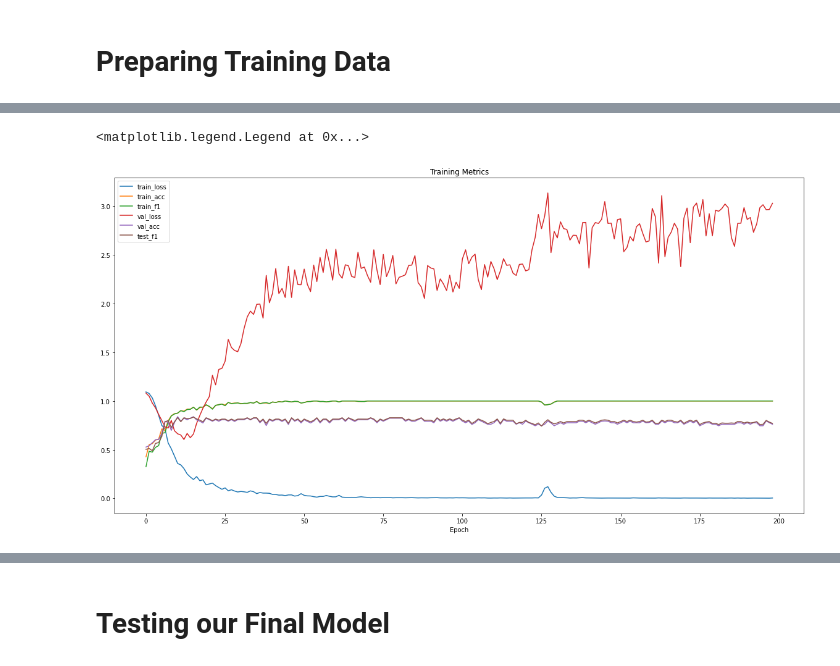
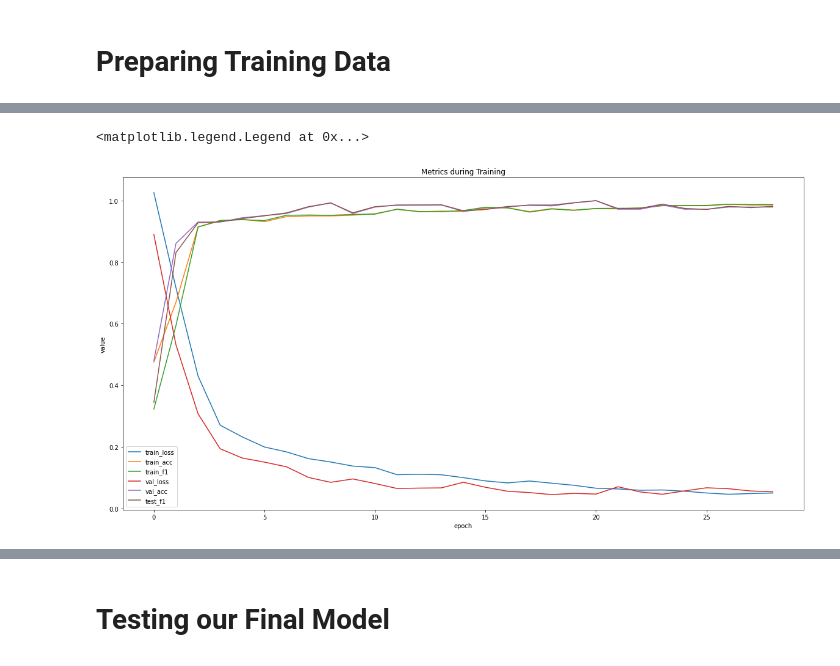
Before and after one commit to jrobchin/beat2d, a Jupyter notebook: notebooks/trainingv2.ipynb, the cells around one changed output, grey strips where cells are left out. Saved outputs shown, nothing was run; the diff lists cells and outputs as text; code cells hidden in the pictures.

```diff
--- a/notebooks/trainingv2.ipynb
+++ b/notebooks/trainingv2.ipynb
@@ -432,5 +432,5 @@ class NetV2(nn.Module):
 # %%
-net = NetV2().to(device)
+net = NetV1().to(device)
 # %%
 criterion = nn.CrossEntropyLoss()
 optimizer = optim.Adam(net.parameters(), lr=0.0001, weight_decay=0.001)
@@ -450,7 +450,7 @@ class BeatboxDataset(torch.utils.data.Dataset):
 
         row = self.df.iloc[idx]
 
-        waveform = load(row.oneshot, settings.SAMPLE_RATE)[0]
+        waveform = load("../" + row.oneshot, settings.SAMPLE_RATE)[0]
         waveform = preprocess_sample(waveform)
 
         waveform_tensor = torch.from_numpy(waveform).view(1, 4410)
@@ -471,11 +471,11 @@ class BeatboxDataset2(torch.utils.data.Dataset):
 
         row = self.df.iloc[idx]
 
-        waveform = load(row.oneshot, settings.SAMPLE_RATE)[0]
+        waveform = load("../" + row.oneshot, settings.SAMPLE_RATE)[0]
         waveform = preprocess_sample2(waveform)
 
         waveform_tensor = torch.from_numpy(waveform).view(1, 8820)
 
-        return waveform_tensor.to(device), CLASSES[row.label]
+        return waveform_tensor.to(device), CLASSES[row.label] - 1
 # %%
 train, test = train_test_split(dataset, test_size=0.25, shuffle=True)
@@ -482,8 +498,8 @@ train, test = train_test_split(dataset, test_size=0.25, shuffle=True)
 # %%
-train_set = BeatboxDataset2(train)
+train_set = BeatboxDataset2(train[train.label != "none"])
 train_dataloader = torch.utils.data.DataLoader(train_set, batch_size=8, shuffle=True)
 
-test_set = BeatboxDataset2(test)
+test_set = BeatboxDataset2(test[test.label != "none"])
 test_dataloader = torch.utils.data.DataLoader(test_set, batch_size=8)
 # %%
 data, label = next(iter(train_dataloader))
@@ -615,11 +635,14 @@ for i in range(epochs):
 
     if val_evaluator.metrics["loss"].last > val_evaluator.metrics["loss"].min:
         if early_stop.should_stop():
-            print("Early Stopping...")
+            print("Early Stopping")
             break
-        else:
-            early_stop.reset()
-            torch.save(net.state_dict(), "model.pth")
+    else:
+        print("Saving new best")
+        early_stop.reset()
+        model_name = f"model_epoch-{i}_tl-{train_evaluator.metrics['loss'].last:.3f}_vl-{val_evaluator.metrics['loss'].last:.3f}"
+        torch.save(net.state_dict(), f"{model_name}.pth")
+        print(model_name)
 # %% [output]
 Epoch 0
 Training:   loss: 0.000000 acc: 0.000000 prec: 0.000000 recall: 0.000000 f1: 0.000000
@@ -645,21 +675,22 @@ Validation: loss: 3.029631 acc: 0.761161 prec: 0.797098 recall: 0.761161 f1: 0.7
 # %%
 fig, ax = plt.subplots(figsize=(20, 10))
 
 ax.set_facecolor("white")
 
-ax.set_title("Training Metrics")
-ax.set_xlabel("Epoch")
+ax.set_title("Metrics during Training")
+ax.set_xlabel("epoch")
+ax.set_ylabel("value")
 
 ax.plot(train_evaluator.metrics["loss"].history, label="train_loss")
 ax.plot(train_evaluator.metrics["acc"].history, label="train_acc")
 ax.plot(train_evaluator.metrics["f1"].history, label="train_f1")
 
 ax.plot(val_evaluator.metrics["loss"].history, label="val_loss")
 ax.plot(val_evaluator.metrics["acc"].history, label="val_acc")
 ax.plot(val_evaluator.metrics["f1"].history, label="test_f1")
 
 ax.legend()
 # %% [output]
 <matplotlib.legend.Legend at 0x...>
-[figure, old version]
+[figure, new version]
 # %%
```
Also changed, not shown: parts of 32 cells of this notebook, 21 other files.
